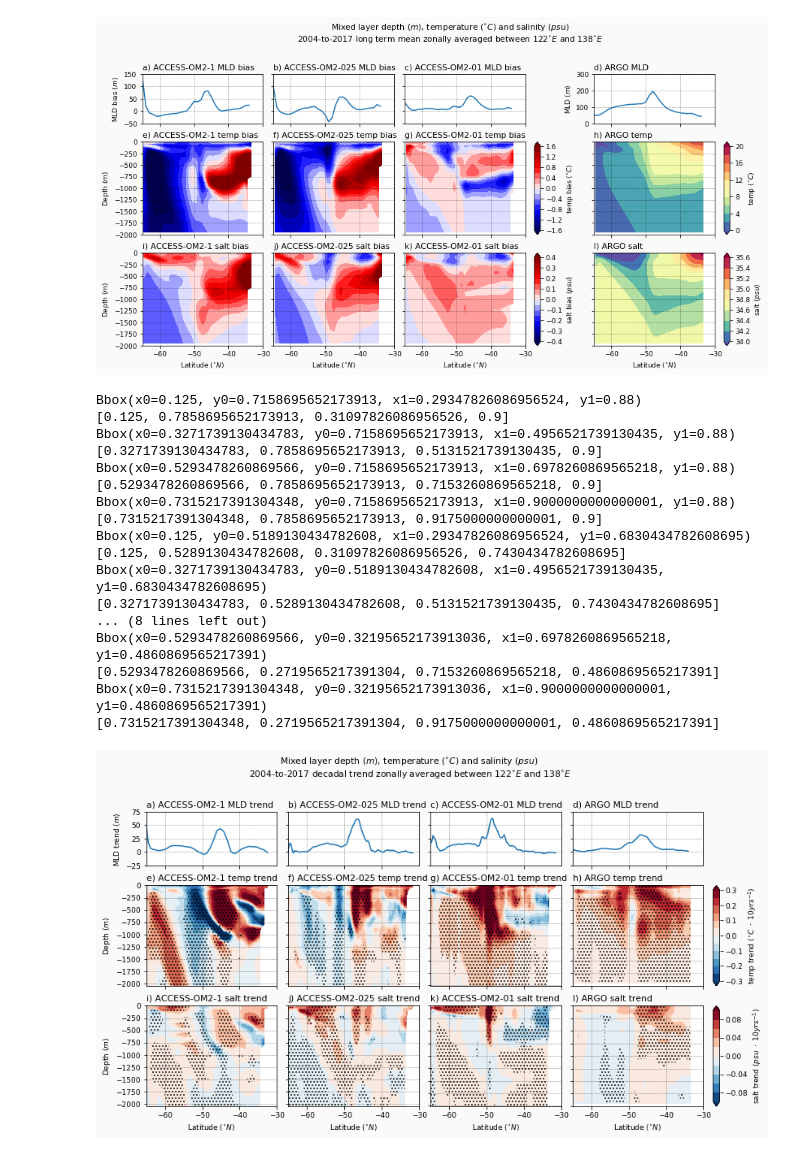
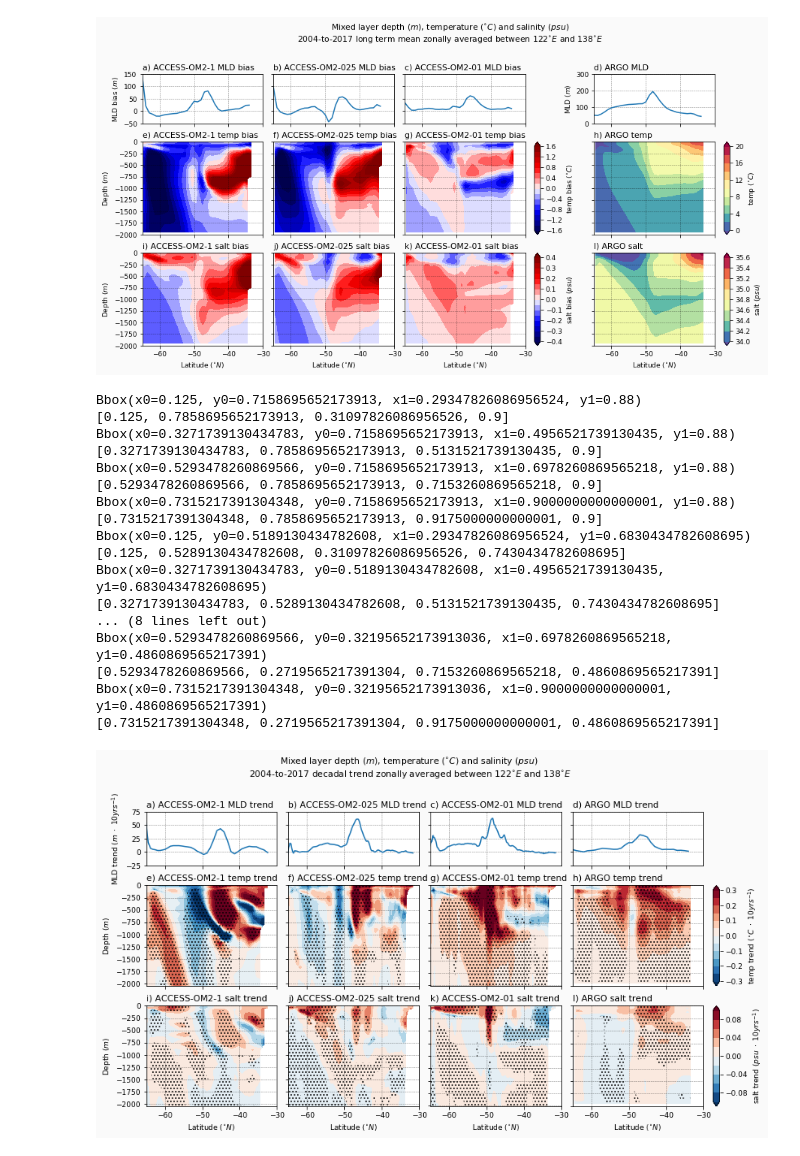
Before and after one commit to ERDuran/Australian-waters-diagnostics, a Jupyter notebook: scripts/p57_plot_MLD_zonal_meridional_sections.ipynb, the cells around one changed output. Saved outputs shown, nothing was run; the diff lists cells and outputs as text; code cells hidden in the pictures.

Commit message:
fixed MLD trend axis

```diff
--- a/scripts/p57_plot_MLD_zonal_meridional_sections.ipynb
+++ b/scripts/p57_plot_MLD_zonal_meridional_sections.ipynb
@@ -891,7 +891,7 @@ plt.xlim([-65,-30])
 # ax.yaxis.set_major_formatter(lat_formatter)
 # ax.set_xlabel('')
 ax.set_xticklabels('')
-ax.set_ylabel('MLD trend ($m$)')
+ax.set_ylabel('MLD trend ($m\ \cdot\ 10yrs^{-1}$)')
 # ax.set_yticklabels('')
 ax.grid(linewidth=0.5, color='black', alpha=0.5, linestyle='--')
 
@@ -1214,34 +1214,34 @@ ax.set_yticklabels('')
 ax.grid(linewidth=0.5, color='black', alpha=0.5, linestyle='--')
 axins = inset_axes(ax,
                    width="5%",  # width = 5% of parent_bbox width
                    height="100%",  # height : 50%
                    loc='lower left',
                    bbox_to_anchor=(1.075, 0, 1, 1),
                    bbox_transform=ax.transAxes,
                    borderpad=0)
 cbar = plt.colorbar(plot, orientation='vertical',
                     label=r'salt trend ($psu\ \cdot\ 10yrs^{-1}$)', cax=axins)
 
 savefigure('xm128_trend')
 # %% [output]
 Bbox(x0=0.125, y0=0.7158695652173913, x1=0.29347826086956524, y1=0.88)
 [0.125, 0.7858695652173913, 0.31097826086956526, 0.9]
 Bbox(x0=0.3271739130434783, y0=0.7158695652173913, x1=0.4956521739130435, y1=0.88)
 [0.3271739130434783, 0.7858695652173913, 0.5131521739130435, 0.9]
 Bbox(x0=0.5293478260869566, y0=0.7158695652173913, x1=0.6978260869565218, y1=0.88)
 [0.5293478260869566, 0.7858695652173913, 0.7153260869565218, 0.9]
 Bbox(x0=0.7315217391304348, y0=0.7158695652173913, x1=0.9000000000000001, y1=0.88)
 [0.7315217391304348, 0.7858695652173913, 0.9175000000000001, 0.9]
 Bbox(x0=0.125, y0=0.5189130434782608, x1=0.29347826086956524, y1=0.6830434782608695)
 [0.125, 0.5289130434782608, 0.31097826086956526, 0.7430434782608695]
 Bbox(x0=0.3271739130434783, y0=0.5189130434782608, x1=0.4956521739130435, y1=0.6830434782608695)
 [0.3271739130434783, 0.5289130434782608, 0.5131521739130435, 0.7430434782608695]
 ... (8 lines left out)
 Bbox(x0=0.5293478260869566, y0=0.32195652173913036, x1=0.6978260869565218, y1=0.4860869565217391)
 [0.5293478260869566, 0.2719565217391304, 0.7153260869565218, 0.4860869565217391]
 Bbox(x0=0.7315217391304348, y0=0.32195652173913036, x1=0.9000000000000001, y1=0.4860869565217391)
 [0.7315217391304348, 0.2719565217391304, 0.9175000000000001, 0.4860869565217391]
-[figure, old version]
+[figure, new version]
 # %%
 # def bbox(pos):
 #     return matplotlib.transforms.Bbox(np.array([[pos[0],pos[1]],[pos[2],pos[3]]]))
```
